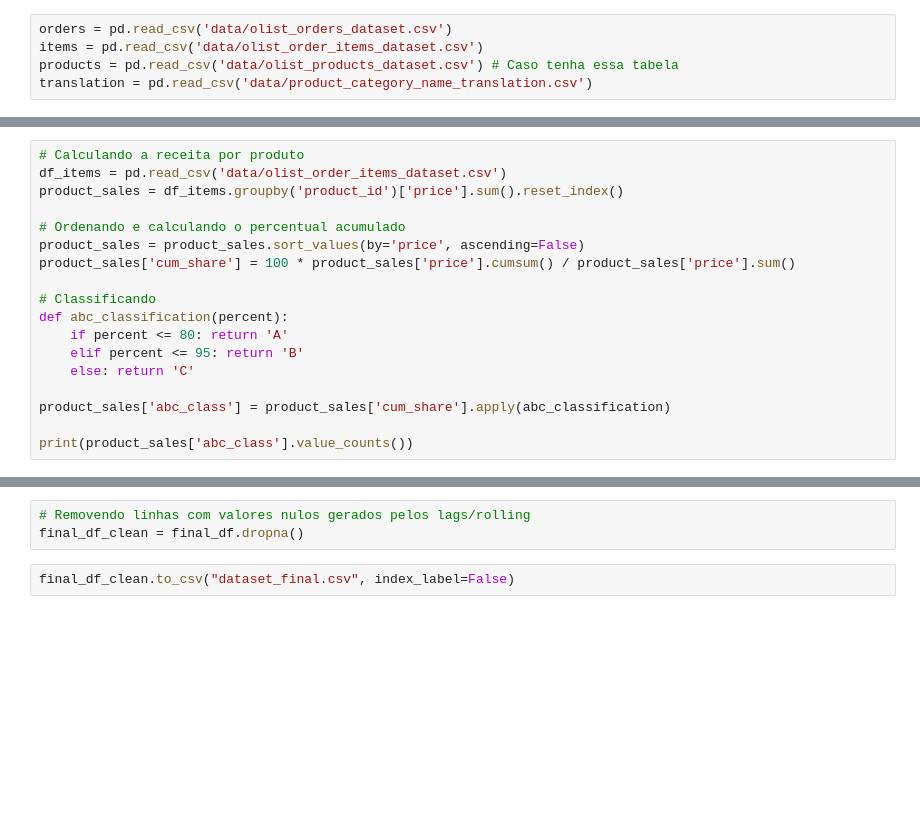
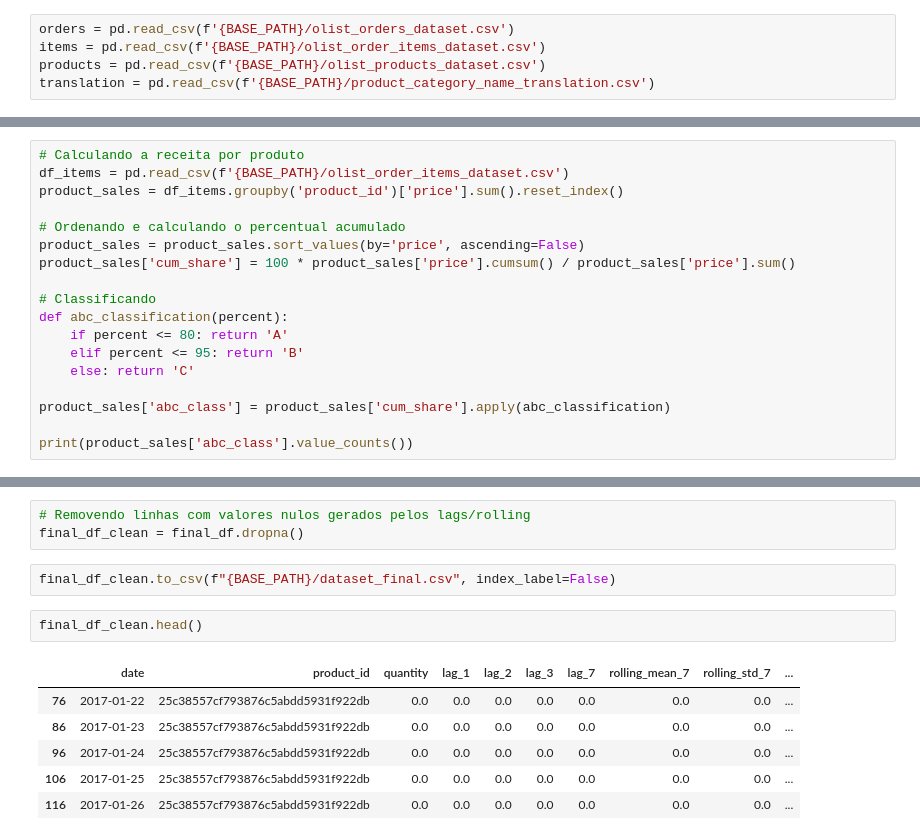
Before and after one commit to Henrique1201/Inventory-Management, a Jupyter notebook: src/eda.ipynb, the cells around one changed output, grey strips where cells are left out. Saved outputs shown, nothing was run; the diff lists cells and outputs as text; blank space fills up the shorter version.

Commit message:
Remove main.py and update EDA notebook to use BASE_PATH for file paths; add ppo_olist_stock_manager.zip.

```diff
--- a/src/eda.ipynb
+++ b/src/eda.ipynb
@@ -5,8 +7,8 @@ import seaborn as sns
 # %%
-orders = pd.read_csv('data/olist_orders_dataset.csv')
-items = pd.read_csv('data/olist_order_items_dataset.csv')
-products = pd.read_csv('data/olist_products_dataset.csv') # Caso tenha essa tabela
-translation = pd.read_csv('data/product_category_name_translation.csv')
+orders = pd.read_csv(f'{BASE_PATH}/olist_orders_dataset.csv')
+items = pd.read_csv(f'{BASE_PATH}/olist_order_items_dataset.csv')
+products = pd.read_csv(f'{BASE_PATH}/olist_products_dataset.csv')
+translation = pd.read_csv(f'{BASE_PATH}/product_category_name_translation.csv')
 # %%
 orders['order_purchase_timestamp'] = pd.to_datetime(orders['order_purchase_timestamp'])
 # %%
@@ -63,7 +65,7 @@ Média de itens por vendedor: 36.40
 ## Regra ABC
 # %%
 # Calculando a receita por produto
-df_items = pd.read_csv('data/olist_order_items_dataset.csv')
+df_items = pd.read_csv(f'{BASE_PATH}/olist_order_items_dataset.csv')
 product_sales = df_items.groupby('product_id')['price'].sum().reset_index()
 
 # Ordenando e calculando o percentual acumulado
@@ -154,4 +156,13 @@ final_df['is_black_friday_month'] = (final_df['month'] == 11).astype(int)
 # Removendo linhas com valores nulos gerados pelos lags/rolling
 final_df_clean = final_df.dropna()
 # %%
-final_df_clean.to_csv("dataset_final.csv", index_label=False)
+final_df_clean.to_csv(f"{BASE_PATH}/dataset_final.csv", index_label=False)
+# %%
+final_df_clean.head()
+# %% [output]
+|  | date | product_id | quantity | lag_1 | lag_2 | lag_3 | lag_7 | rolling_mean_7 | rolling_std_7 | ... |
+| 76 | 2017-01-22 | 25c38557cf793876c5abdd5931f922db | 0.0 | 0.0 | 0.0 | 0.0 | 0.0 | 0.0 | 0.0 | ... |
+| 86 | 2017-01-23 | 25c38557cf793876c5abdd5931f922db | 0.0 | 0.0 | 0.0 | 0.0 | 0.0 | 0.0 | 0.0 | ... |
+| 96 | 2017-01-24 | 25c38557cf793876c5abdd5931f922db | 0.0 | 0.0 | 0.0 | 0.0 | 0.0 | 0.0 | 0.0 | ... |
+| 106 | 2017-01-25 | 25c38557cf793876c5abdd5931f922db | 0.0 | 0.0 | 0.0 | 0.0 | 0.0 | 0.0 | 0.0 | ... |
+| 116 | 2017-01-26 | 25c38557cf793876c5abdd5931f922db | 0.0 | 0.0 | 0.0 | 0.0 | 0.0 | 0.0 | 0.0 | ... |
```
Also changed, not shown: parts of 1 cell of this notebook, 3 other files.
